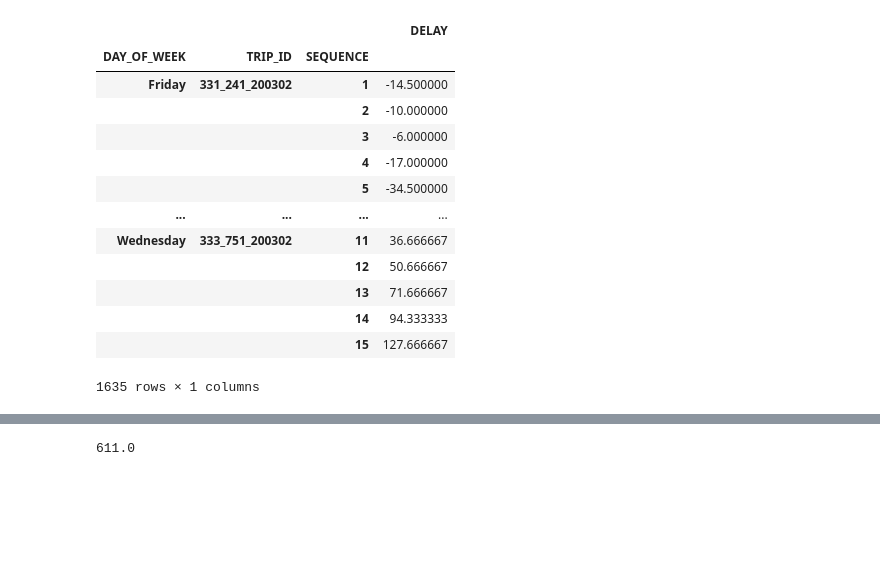
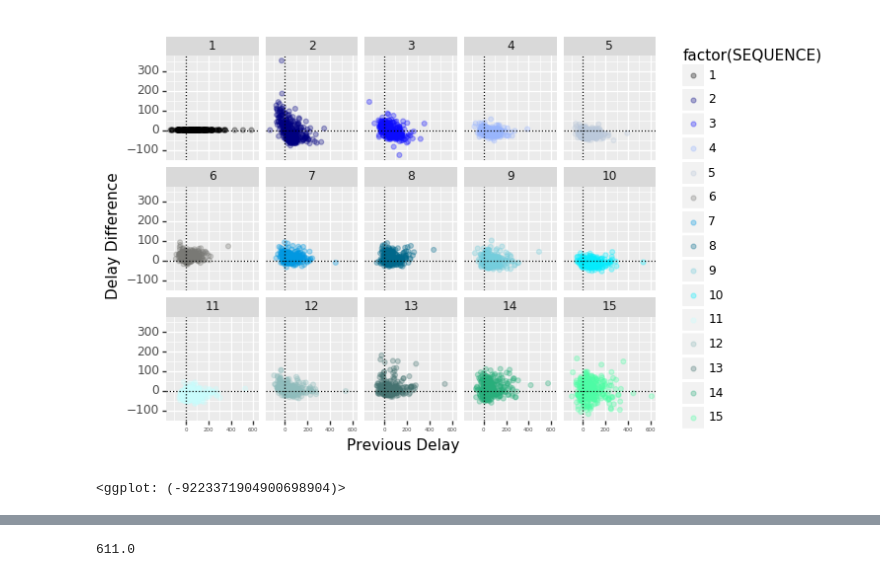
Before and after one commit to hrubajan/da_projekt_gol, a Jupyter notebook: graf_DIFF.ipynb, the cells around one changed output, grey strips where cells are left out. Drawn from its saved outputs; the diff is of its cells as text; code cells hidden in the pictures; blank space fills up the shorter version.

```diff
--- a/graf_DIFF.ipynb
+++ b/graf_DIFF.ipynb
@@ -22,20 +54,17 @@ len(data['TRIP_ID'].unique())
+# %%
+ggplot(df, aes(x='PREV_DELAY', y='DIFF_DELAY', color = 'factor(SEQUENCE)' )) + \
+        geom_point(alpha=0.3) + \
+        geom_hline(yintercept=0,linetype='dotted') + \
+        geom_vline(xintercept=0,linetype='dotted') + \
+        theme(axis_text_x = element_text(size=4)) + \
+        facet_wrap(['SEQUENCE'], nrow=3) + \
+        scale_color_manual(values=color) + \
+        xlab("Previous Delay") + \
+        ylab("Delay Difference")
+# %% [output]
+[figure, added]
+<ggplot: (-9223371904900698904)>
 # %%
-# zkouska grupovani a zprumerovani - unstack to rozhaze do sloupecku, ale stejne nevim jak k tomu pristoupit
-avg_delay = data.groupby(['DAY_OF_WEEK','TRIP_ID','SEQUENCE'])[['DELAY']].mean()#.unstack(2)
-avg_delay
+# zkouska grupovani a zprumerovani
+avg_delay = data.groupby(['DAY_OF_WEEK','TRIP_ID','SEQUENCE'])[['DELAY']].median()#.unstack(2)
-# %% [output]
-|  |  |  | DELAY |
-| DAY_OF_WEEK | TRIP_ID | SEQUENCE |  |
-| Friday | 331_241_200302 | 1 | -14.500000 |
-|  |  | 2 | -10.000000 |
-|  |  | 3 | -6.000000 |
-|  |  | 4 | -17.000000 |
-|  |  | 5 | -34.500000 |
-| ... | ... | ... | ... |
-| Wednesday | 333_751_200302 | 11 | 36.666667 |
-|  |  | 12 | 50.666667 |
-|  |  | 13 | 71.666667 |
-|  |  | 14 | 94.333333 |
-|  |  | 15 | 127.666667 |
-1635 rows × 1 columns
 # %%
```
Also changed, not shown: parts of 7 cells of this notebook, 2 other files.
